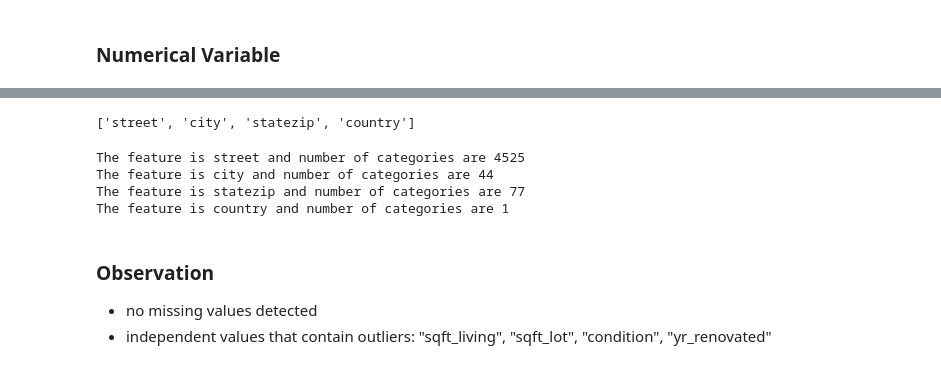
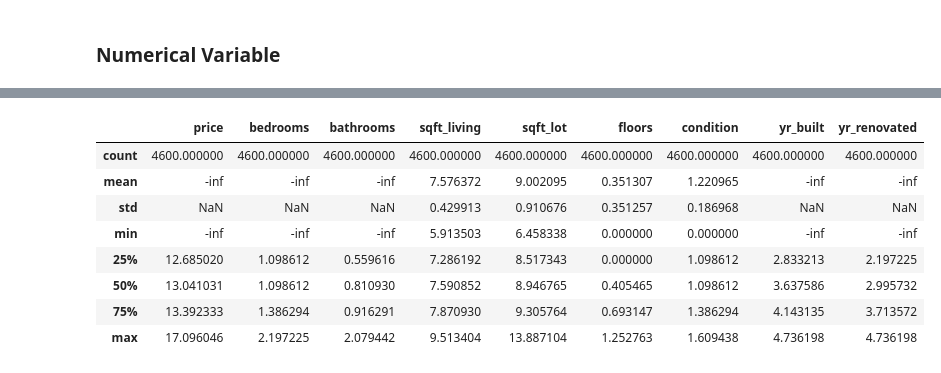
Before and after one commit to DenisSobczyk/House_Price_Prediction, a Jupyter notebook: app.ipynb, the cells around one changed output, grey strips where cells are left out. Drawn from its saved outputs; the diff is of its cells as text; code cells hidden in the pictures.

```diff
--- a/app.ipynb
+++ b/app.ipynb
@@ -437,7 +421,9 @@ df.head()
 ### Numerical Variable
 # %%
 # convert numerical values as the are skewed
-num_features=['bedrooms', 'bathrooms', 'floors', 'price', 'sqft_living', 'sqft_lot']
+num_features=['bedrooms', 'bathrooms','sqft_living', 'sqft_lot','floors', 'price', 'view', 'condition', 'yr_built', 'yr_renovated']
 
 for feature in num_features:
     df[feature]=np.log(df[feature])
+
+df.drop(columns=['sqft_above', 'sqft_basement', 'waterfront', 'street', 'city', 'statezip', 'country', 'view'], inplace=True)
@@ -486,20 +438,13 @@ for feature in continuous_features:
-# %%
-categorical_features=[feature for feature in df.columns if df_log[feature].dtypes=="O"]
-categorical_features
-# %% [output]
-['street', 'city', 'statezip', 'country']
-# %%
-# now focus on how many different categories we have in the categorical features
-# provides insights how to handle these
-
-for feature in categorical_features:
-    print('The feature is {} and number of categories are {}'.format(feature, len(df[feature].unique())))
-# %% [output]
-The feature is street and number of categories are 4525
-The feature is city and number of categories are 44
-The feature is statezip and number of categories are 77
-The feature is country and number of categories are 1
-# %% [markdown]
-### Observation
-- no missing values detected
-- independent values that contain outliers: "sqft_living", "sqft_lot", "condition", "yr_renovated"
+# %%
+
+df.describe()
+# %% [output]
+|  | price | bedrooms | bathrooms | sqft_living | sqft_lot | floors | condition | yr_built | yr_renovated |
+| count | 4600.000000 | 4600.000000 | 4600.000000 | 4600.000000 | 4600.000000 | 4600.000000 | 4600.000000 | 4600.000000 | 4600.000000 |
+| mean | -inf | -inf | -inf | 7.576372 | 9.002095 | 0.351307 | 1.220965 | -inf | -inf |
+| std | NaN | NaN | NaN | 0.429913 | 0.910676 | 0.351257 | 0.186968 | NaN | NaN |
+| min | -inf | -inf | -inf | 5.913503 | 6.458338 | 0.000000 | 0.000000 | -inf | -inf |
+| 25% | 12.685020 | 1.098612 | 0.559616 | 7.286192 | 8.517343 | 0.000000 | 1.098612 | 2.833213 | 2.197225 |
+| 50% | 13.041031 | 1.098612 | 0.810930 | 7.590852 | 8.946765 | 0.405465 | 1.098612 | 3.637586 | 2.995732 |
+| 75% | 13.392333 | 1.386294 | 0.916291 | 7.870930 | 9.305764 | 0.693147 | 1.386294 | 4.143135 | 3.713572 |
+| max | 17.096046 | 2.197225 | 2.079442 | 9.513404 | 13.887104 | 1.252763 | 1.609438 | 4.736198 | 4.736198 |
```
Also changed, not shown: parts of 9 cells of this notebook.
